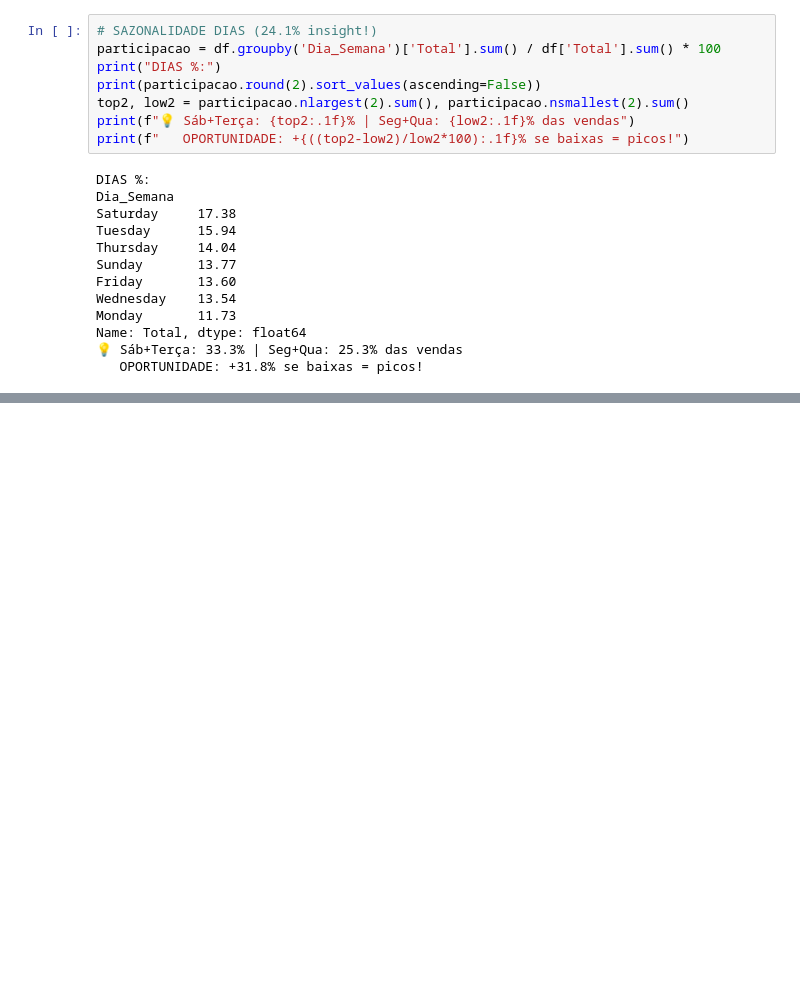
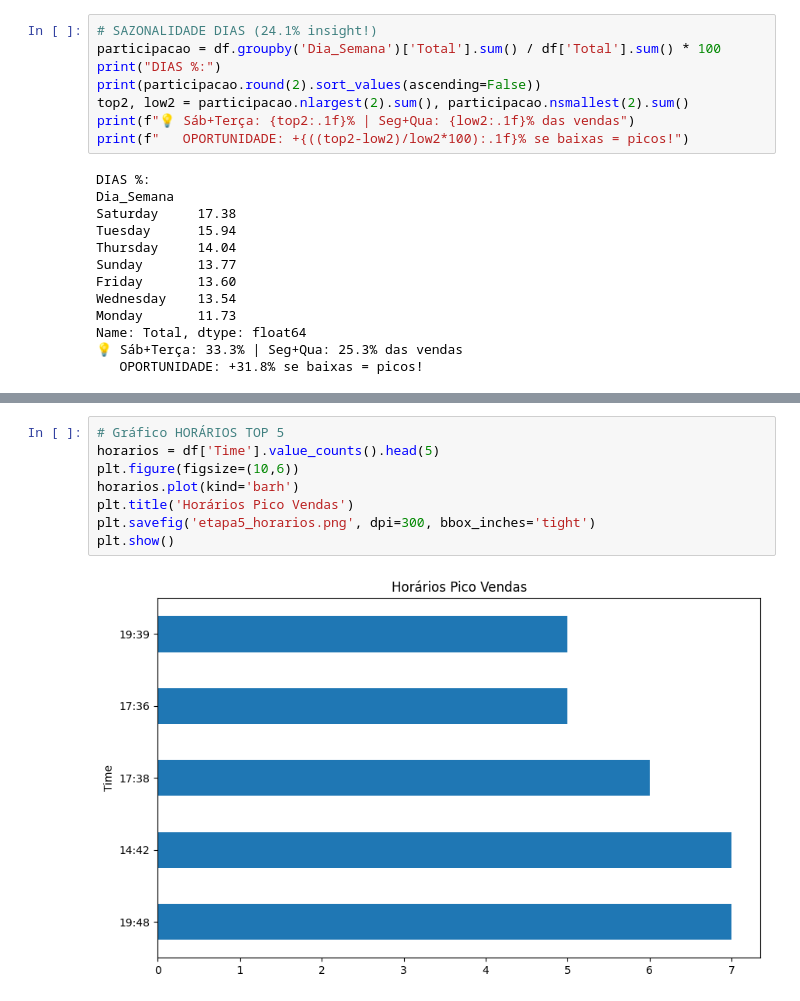
Before and after one commit to wellingtonvinicius/analise-vendas-supermercado, a Jupyter notebook: Projeto/analise_mercado.ipynb, the cells around one changed output, grey strips where cells are left out. Saved outputs shown, nothing was run; the diff lists cells and outputs as text; blank space fills up the shorter version.

```diff
--- a/Projeto/analise_mercado.ipynb
+++ b/Projeto/analise_mercado.ipynb
@@ -498,0 +513,10 @@ Name: Total, dtype: float64
+# %%
+# Gráfico HORÁRIOS TOP 5
+horarios = df['Time'].value_counts().head(5)
+plt.figure(figsize=(10,6))
+horarios.plot(kind='barh')
+plt.title('Horários Pico Vendas')
+plt.savefig('etapa5_horarios.png', dpi=300, bbox_inches='tight')
+plt.show()
+# %% [output]
+[figure, added]
```
Also changed, not shown: parts of 2 cells of this notebook, 3 other files.
